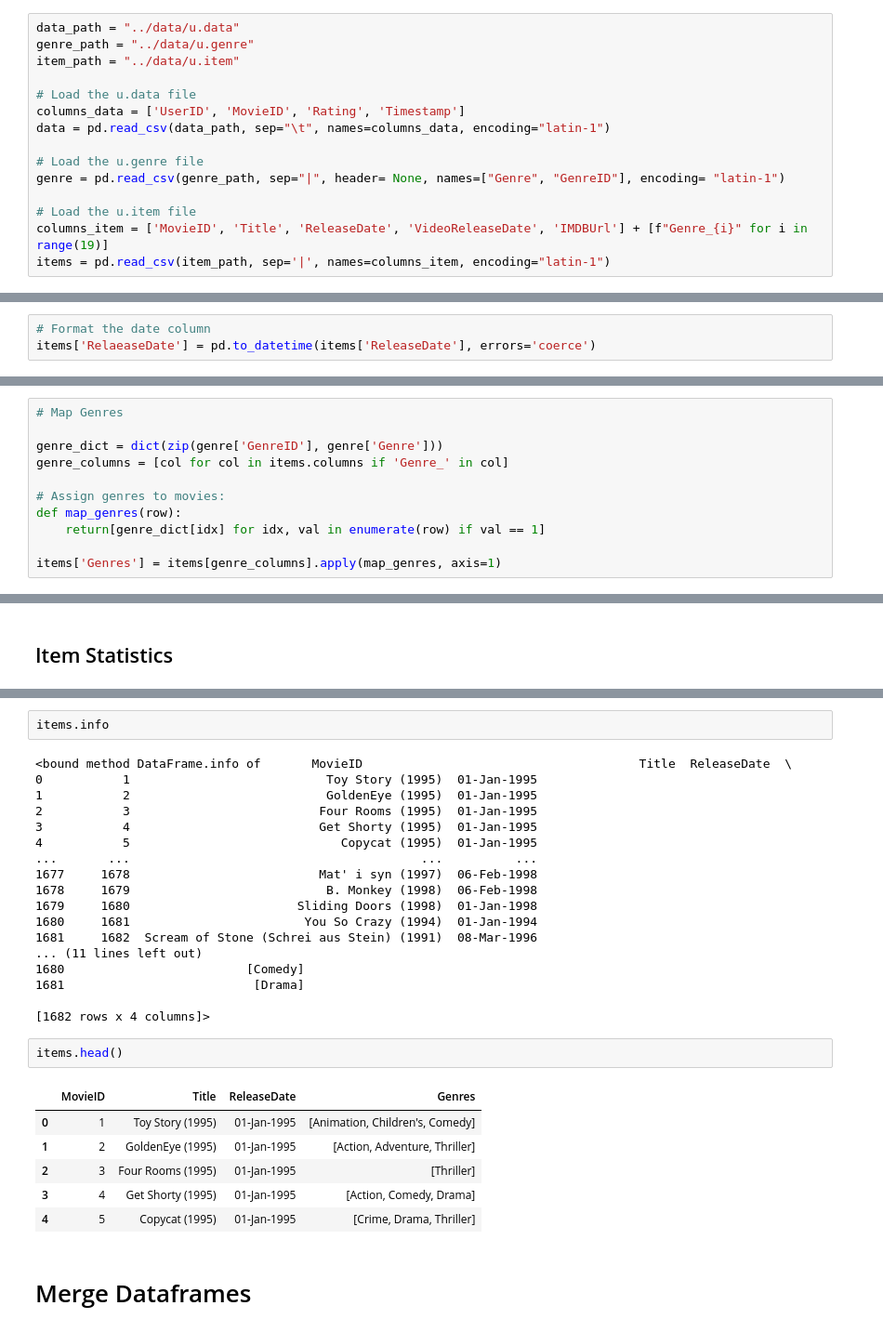
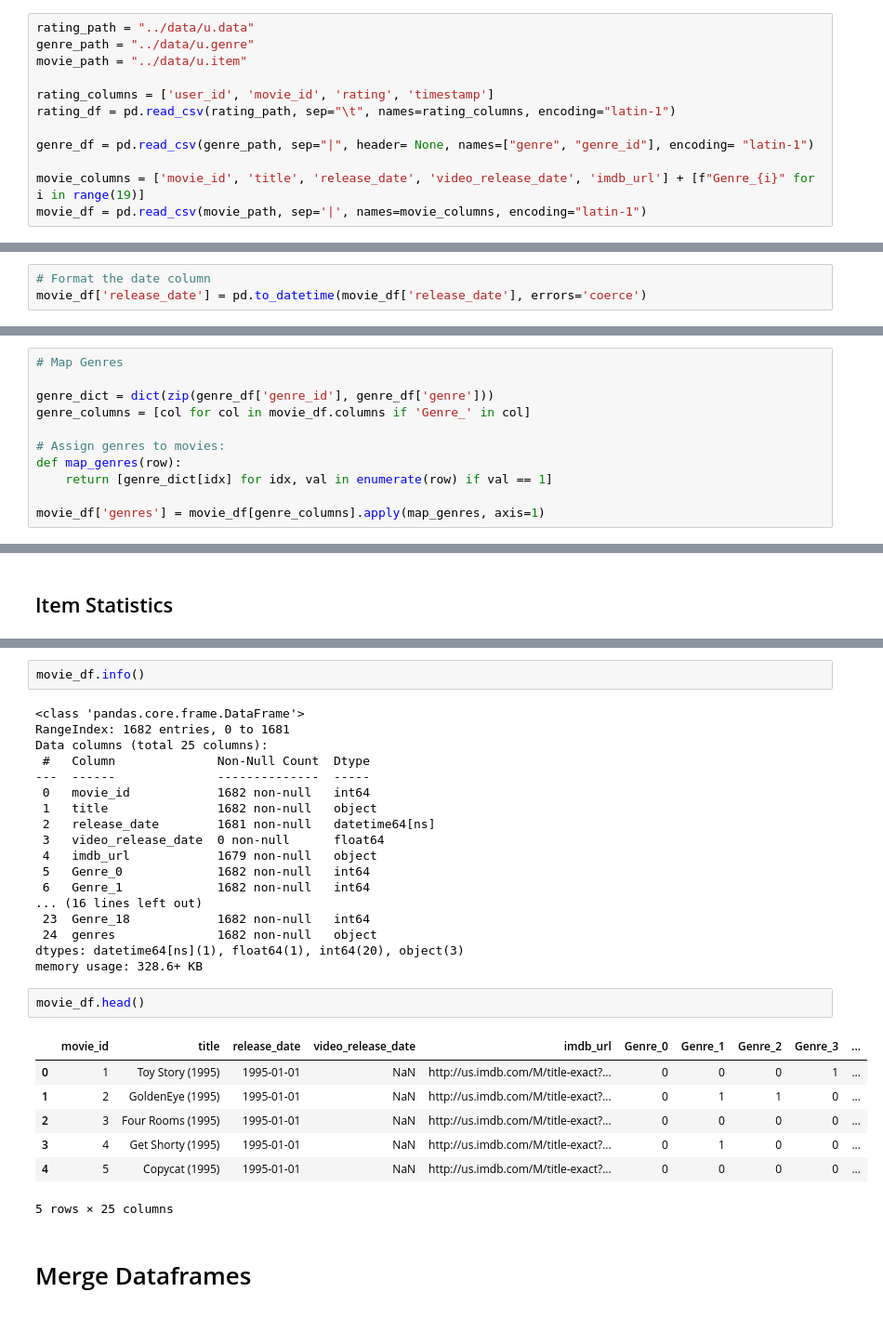
Before and after one commit to HemantRajSingh/collaborative-hybrid-recommender, a Jupyter notebook: notebooks/data_exploration.ipynb, the cells around one changed output, grey strips where cells are left out. Shown: that part at 93% size. Saved outputs shown, nothing was run; the diff lists cells and outputs as text.

```diff
--- a/notebooks/data_exploration.ipynb
+++ b/notebooks/data_exploration.ipynb
@@ -30,22 +32,19 @@ True
 # %% [markdown]
 # Loading the Data
 # %%
-data_path = "../data/u.data"
+rating_path = "../data/u.data"
 genre_path = "../data/u.genre"
-item_path = "../data/u.item"
+movie_path = "../data/u.item"
 
-# Load the u.data file
-columns_data = ['UserID', 'MovieID', 'Rating', 'Timestamp']
-data = pd.read_csv(data_path, sep="\t", names=columns_data, encoding="latin-1")
+rating_columns = ['user_id', 'movie_id', 'rating', 'timestamp']
+rating_df = pd.read_csv(rating_path, sep="\t", names=rating_columns, encoding="latin-1")
 
-# Load the u.genre file
-genre = pd.read_csv(genre_path, sep="|", header= None, names=["Genre", "GenreID"], encoding= "latin-1")
+genre_df = pd.read_csv(genre_path, sep="|", header= None, names=["genre", "genre_id"], encoding= "latin-1")
 
-# Load the u.item file
-columns_item = ['MovieID', 'Title', 'ReleaseDate', 'VideoReleaseDate', 'IMDBUrl'] + [f"Genre_{i}" for i in range(19)]
-items = pd.read_csv(item_path, sep='|', names=columns_item, encoding="latin-1")
+movie_columns = ['movie_id', 'title', 'release_date', 'video_release_date', 'imdb_url'] + [f"Genre_{i}" for i in range(19)]
+movie_df = pd.read_csv(movie_path, sep='|', names=movie_columns, encoding="latin-1")
 # %% [markdown]
 # Data Preprocessing
 # %%
 # Format the date column
-items['RelaeaseDate'] = pd.to_datetime(items['ReleaseDate'], errors='coerce')
+movie_df['release_date'] = pd.to_datetime(movie_df['release_date'], errors='coerce')
@@ -52,11 +60,11 @@ items['RelaeaseDate'] = pd.to_datetime(items['ReleaseDate'], errors='coerce')
 # %%
 # Map Genres
 
-genre_dict = dict(zip(genre['GenreID'], genre['Genre']))
-genre_columns = [col for col in items.columns if 'Genre_' in col]
+genre_dict = dict(zip(genre_df['genre_id'], genre_df['genre']))
+genre_columns = [col for col in movie_df.columns if 'Genre_' in col]
 
 # Assign genres to movies:
 def map_genres(row):
-    return[genre_dict[idx] for idx, val in enumerate(row) if val == 1]
+    return [genre_dict[idx] for idx, val in enumerate(row) if val == 1]
 
-items['Genres'] = items[genre_columns].apply(map_genres, axis=1)
+movie_df['genres'] = movie_df[genre_columns].apply(map_genres, axis=1)
@@ -142,32 +147,33 @@ items.shape
 # %%
-items.info
+movie_df.info()
 # %% [output]
-<bound method DataFrame.info of       MovieID                                      Title  ReleaseDate  \
-0           1                           Toy Story (1995)  01-Jan-1995
-1           2                           GoldenEye (1995)  01-Jan-1995
-2           3                          Four Rooms (1995)  01-Jan-1995
-3           4                          Get Shorty (1995)  01-Jan-1995
-4           5                             Copycat (1995)  01-Jan-1995
-...       ...                                        ...          ...
-1677     1678                          Mat' i syn (1997)  06-Feb-1998
-1678     1679                           B. Monkey (1998)  06-Feb-1998
-1679     1680                       Sliding Doors (1998)  01-Jan-1998
-1680     1681                        You So Crazy (1994)  01-Jan-1994
-1681     1682  Scream of Stone (Schrei aus Stein) (1991)  08-Mar-1996
-... (11 lines left out)
-1680                         [Comedy]
-1681                          [Drama]
-
-[1682 rows x 4 columns]>
+<class 'pandas.core.frame.DataFrame'>
+RangeIndex: 1682 entries, 0 to 1681
+Data columns (total 25 columns):
+ #   Column              Non-Null Count  Dtype
+---  ------              --------------  -----
+ 0   movie_id            1682 non-null   int64
+ 1   title               1682 non-null   object
+ 2   release_date        1681 non-null   datetime64[ns]
+ 3   video_release_date  0 non-null      float64
+ 4   imdb_url            1679 non-null   object
+ 5   Genre_0             1682 non-null   int64
+ 6   Genre_1             1682 non-null   int64
+... (16 lines left out)
+ 23  Genre_18            1682 non-null   int64
+ 24  genres              1682 non-null   object
+dtypes: datetime64[ns](1), float64(1), int64(20), object(3)
+memory usage: 328.6+ KB
 # %%
-items.head()
+movie_df.head()
 # %% [output]
-|  | MovieID | Title | ReleaseDate | Genres |
-| 0 | 1 | Toy Story (1995) | 01-Jan-1995 | [Animation, Children's, Comedy] |
-| 1 | 2 | GoldenEye (1995) | 01-Jan-1995 | [Action, Adventure, Thriller] |
-| 2 | 3 | Four Rooms (1995) | 01-Jan-1995 | [Thriller] |
-| 3 | 4 | Get Shorty (1995) | 01-Jan-1995 | [Action, Comedy, Drama] |
-| 4 | 5 | Copycat (1995) | 01-Jan-1995 | [Crime, Drama, Thriller] |
+|  | movie_id | title | release_date | video_release_date | imdb_url | Genre_0 | Genre_1 | Genre_2 | Genre_3 | ... |
+| 0 | 1 | Toy Story (1995) | 1995-01-01 | NaN | http://us.imdb.com/M/title-exact?... | 0 | 0 | 0 | 1 | ... |
+| 1 | 2 | GoldenEye (1995) | 1995-01-01 | NaN | http://us.imdb.com/M/title-exact?... | 0 | 1 | 1 | 0 | ... |
+| 2 | 3 | Four Rooms (1995) | 1995-01-01 | NaN | http://us.imdb.com/M/title-exact?... | 0 | 0 | 0 | 0 | ... |
+| 3 | 4 | Get Shorty (1995) | 1995-01-01 | NaN | http://us.imdb.com/M/title-exact?... | 0 | 1 | 0 | 0 | ... |
+| 4 | 5 | Copycat (1995) | 1995-01-01 | NaN | http://us.imdb.com/M/title-exact?... | 0 | 0 | 0 | 0 | ... |
+5 rows × 25 columns
 # %% [markdown]
 # Merge Dataframes
 # %%
```
Also changed, not shown: parts of 63 cells of this notebook.
